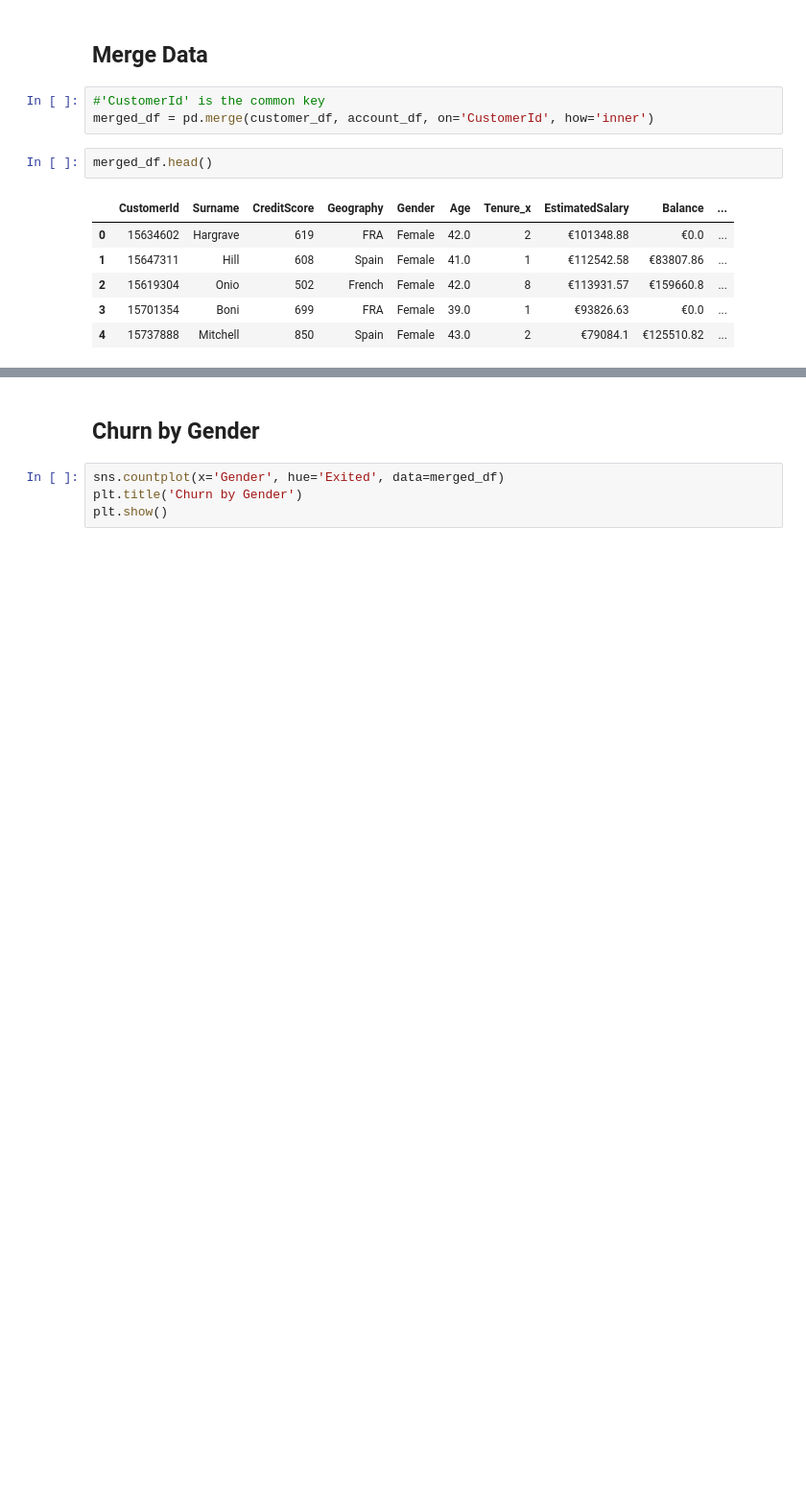
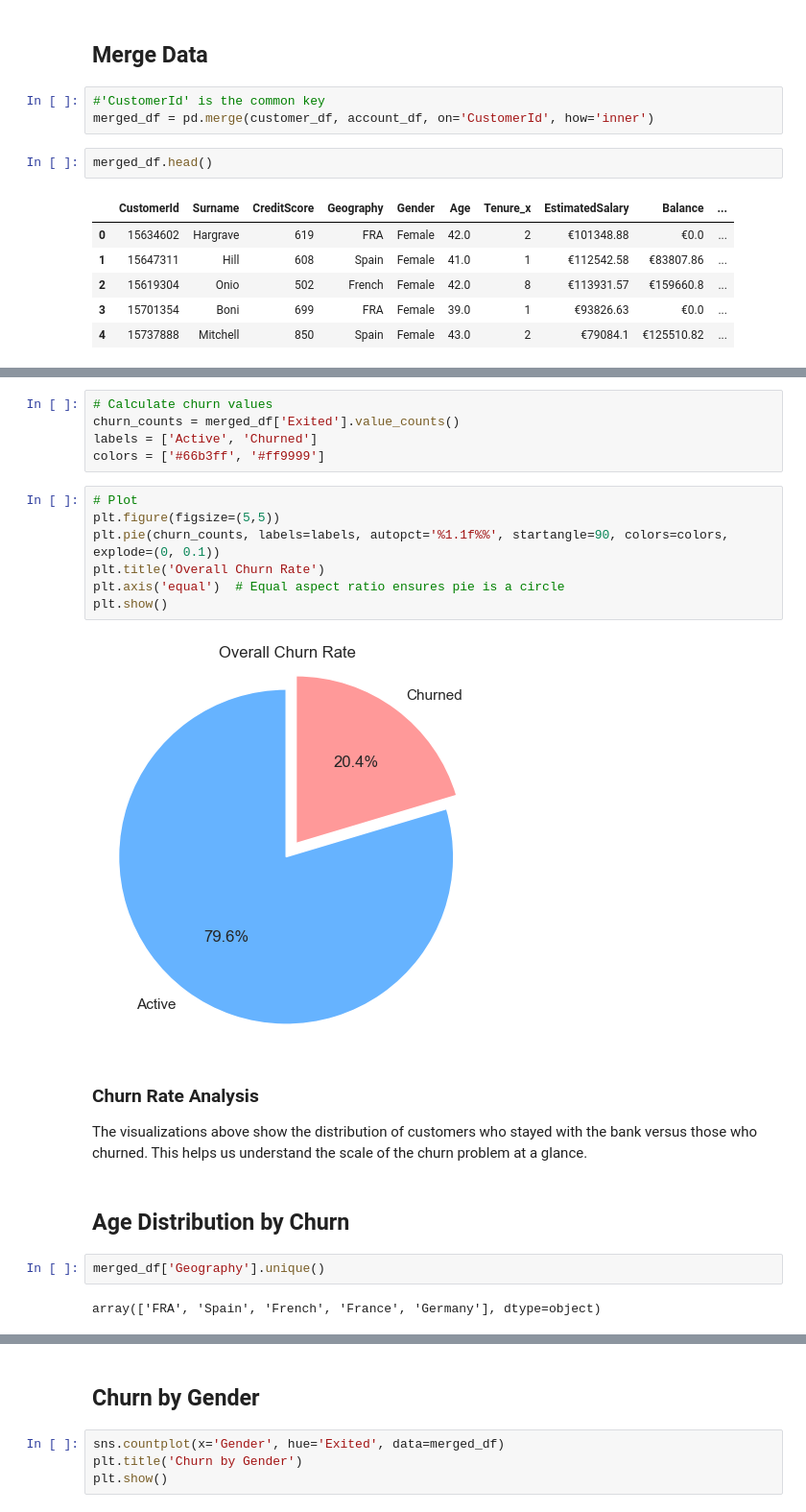
Before and after one commit to ChinenyeNoraOkey/Bank-Customers-Data-Analysis, a Jupyter notebook: Bank Customer Churn Analysis.ipynb, the cells around one changed output, grey strips where cells are left out. Shown at 96% size. Saved outputs shown, nothing was run; the diff lists cells and outputs as text; blank space fills up the shorter version.

```diff
--- a/Bank Customer Churn Analysis.ipynb
+++ b/Bank Customer Churn Analysis.ipynb
@@ -174,0 +184,24 @@ plt.savefig('Customer Churn Distribution.png')
+# %%
+# Calculate churn values
+churn_counts = merged_df['Exited'].value_counts()
+labels = ['Active', 'Churned']
+colors = ['#66b3ff', '#ff9999']
+# %%
+# Plot
+plt.figure(figsize=(5,5))
+plt.pie(churn_counts, labels=labels, autopct='%1.1f%%', startangle=90, colors=colors, explode=(0, 0.1))
+plt.title('Overall Churn Rate')
+plt.axis('equal')  # Equal aspect ratio ensures pie is a circle
+plt.show()
+# %% [output]
+[figure, added]
+# %% [markdown]
+### Churn Rate Analysis
+The visualizations above show the distribution of customers who stayed with the bank versus those who churned.
+This helps us understand the scale of the churn problem at a glance.
+# %% [markdown]
+## Age Distribution by Churn
+# %%
+merged_df['Geography'].unique()
+# %% [output]
+array(['FRA', 'Spain', 'French', 'France', 'Germany'], dtype=object)
```
Also changed, not shown: parts of 54 cells of this notebook, 7 other files.
